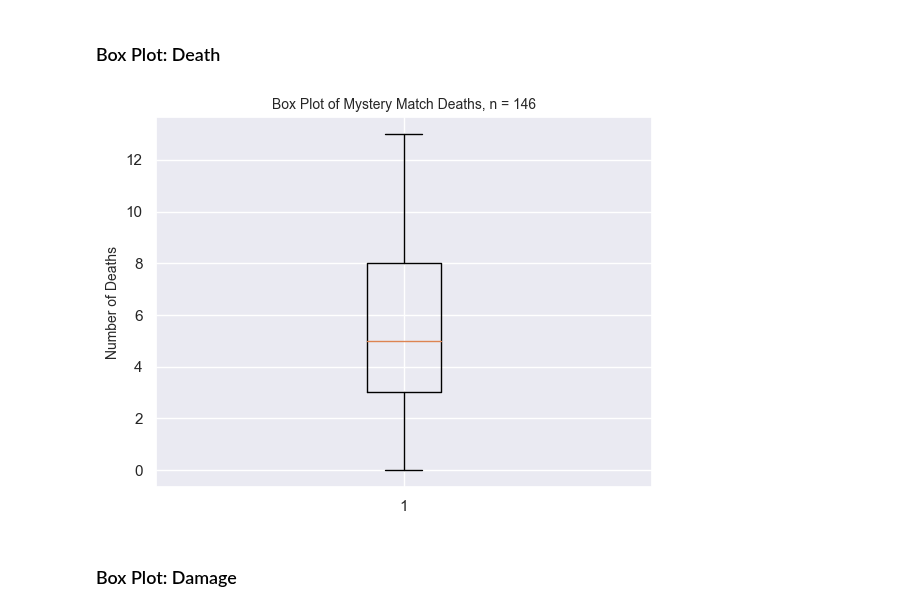
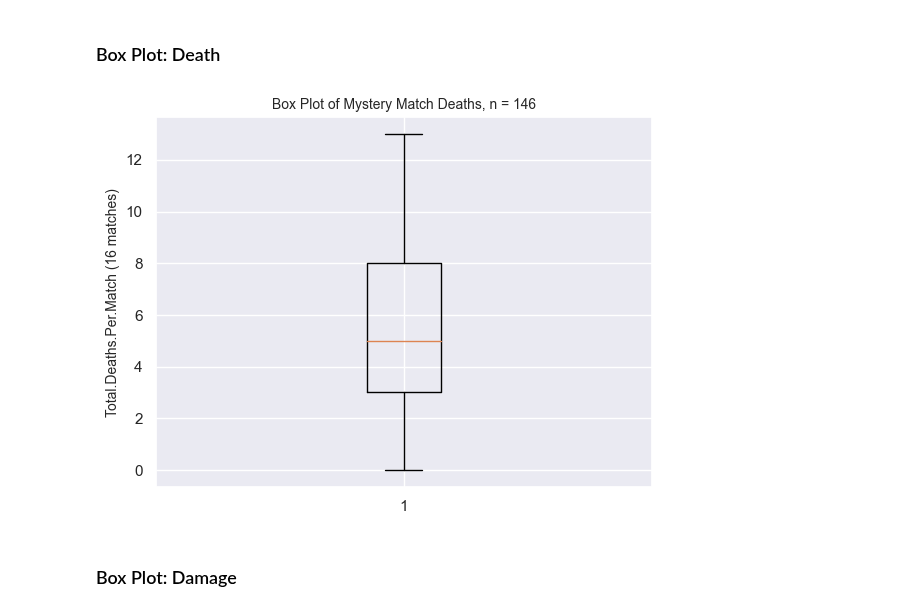
Before and after one commit to ddxbugs/owl-trainer, a Jupyter notebook: mystery.ipynb, the cells around one changed output. Cells and saved outputs as stored; diff of their text form; code cells hidden in the pictures.

```diff
--- a/mystery.ipynb
+++ b/mystery.ipynb
@@ -111,11 +111,11 @@ plt.show()
 # %%
 data_death = data['Death']
 plt.boxplot(data_death)
 plt.title('Box Plot of Mystery Match Deaths, n = 146', fontsize=10)
-plt.ylabel('Number of Deaths', fontsize=10)
+plt.ylabel('Total.Deaths.Per.Match (16 matches)', fontsize=10)
 plt.show()
 # %% [output]
-[figure, old version]
+[figure, new version]
 # %% [markdown]
 ### Box Plot: Damage
 # %%
```
Also changed, not shown: parts of 3 cells of this notebook.
